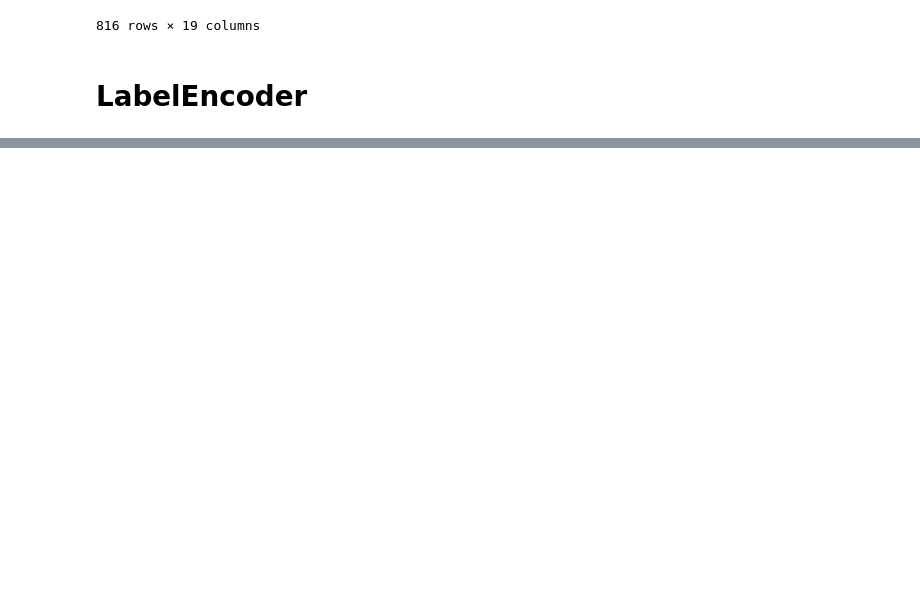
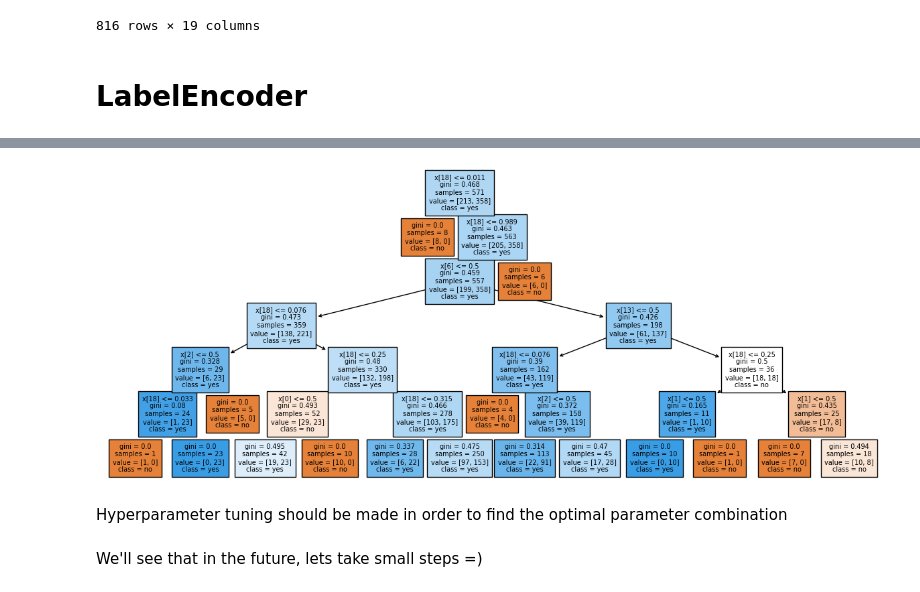
Before and after one commit to gabrielnichio/ad-click-classification, a Jupyter notebook: ad_click_classification.ipynb, the cells around one changed output, grey strips where cells are left out. Saved outputs shown, nothing was run; the diff lists cells and outputs as text; code cells hidden in the pictures; blank space fills up the shorter version.

```diff
--- a/ad_click_classification.ipynb
+++ b/ad_click_classification.ipynb
@@ -123,0 +221,4 @@ pd.DataFrame(x, columns=one_hot.get_feature_names_out(column_names))
+# %%
+norm = MinMaxScaler()
+
+x_train_norm = norm.fit_transform(x_train)
@@ -123,0 +241,10 @@ pd.DataFrame(x, columns=one_hot.get_feature_names_out(column_names))
+# %%
+plt.figure(figsize = (15, 6))
+plot_tree(tree, filled=True, fontsize=7, class_names=['no', 'yes'])
+plt.show()
+# %% [output]
+[figure, added]
+# %% [markdown]
+Hyperparameter tuning should be made in order to find the optimal parameter combination
+# %% [markdown]
+We'll see that in the future, lets take small steps =)
```
Also changed, not shown: parts of 23 cells of this notebook.
